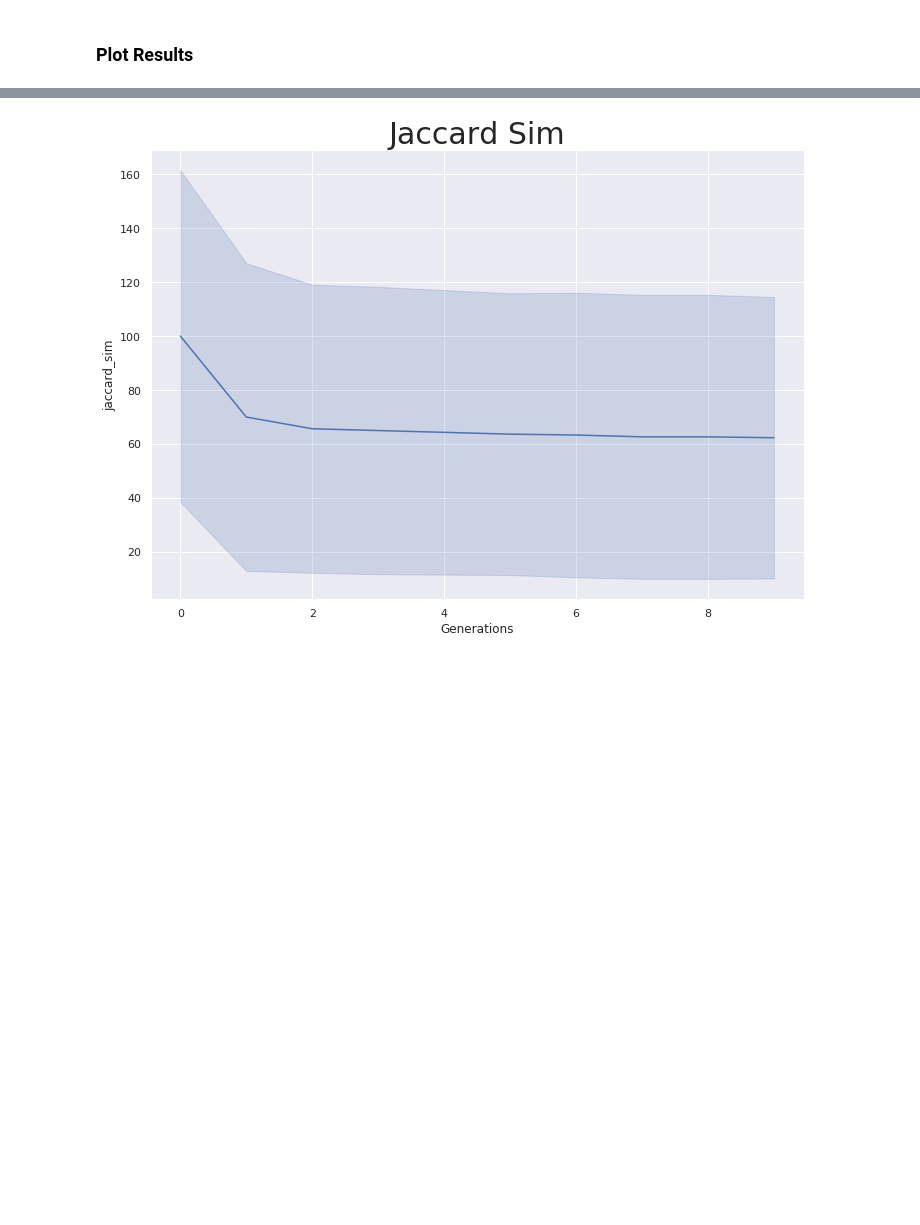
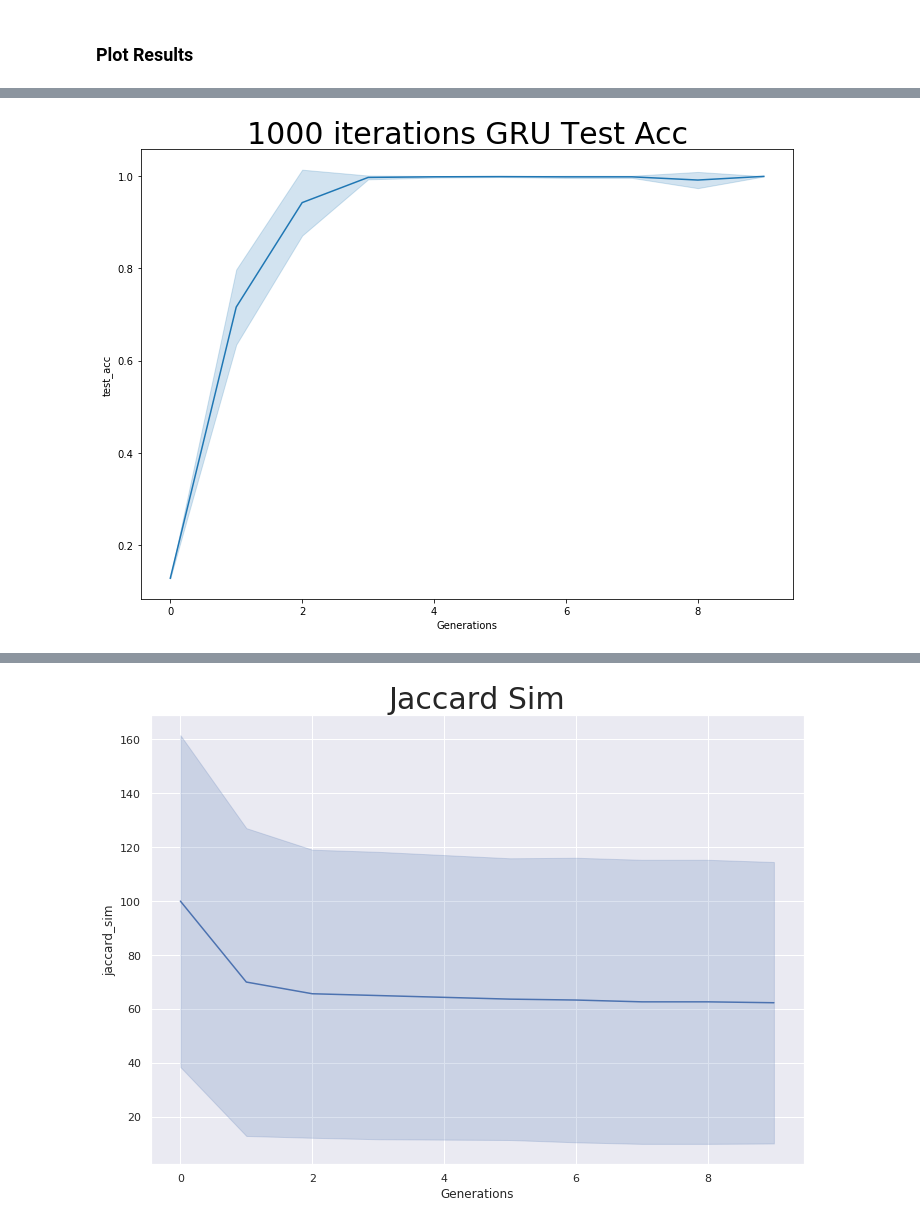
Before and after one commit to gautierdag/cultural-magnification, a Jupyter notebook: main.ipynb, the cells around one changed output, grey strips where cells are left out. Cells and saved outputs as stored; diff of their text form; code cells hidden in the pictures; blank space fills up the shorter version.

```diff
--- a/main.ipynb
+++ b/main.ipynb
@@ -91,0 +127,4 @@ plot_metric(metrics, metric='test_acc')
+# %%
+plot_metric(metrics_gru, metric='test_acc', title="1000 iterations GRU Test Acc")
+# %% [output]
+[figure, added]
```
Also changed, not shown: parts of 11 cells of this notebook, 4 other files.
